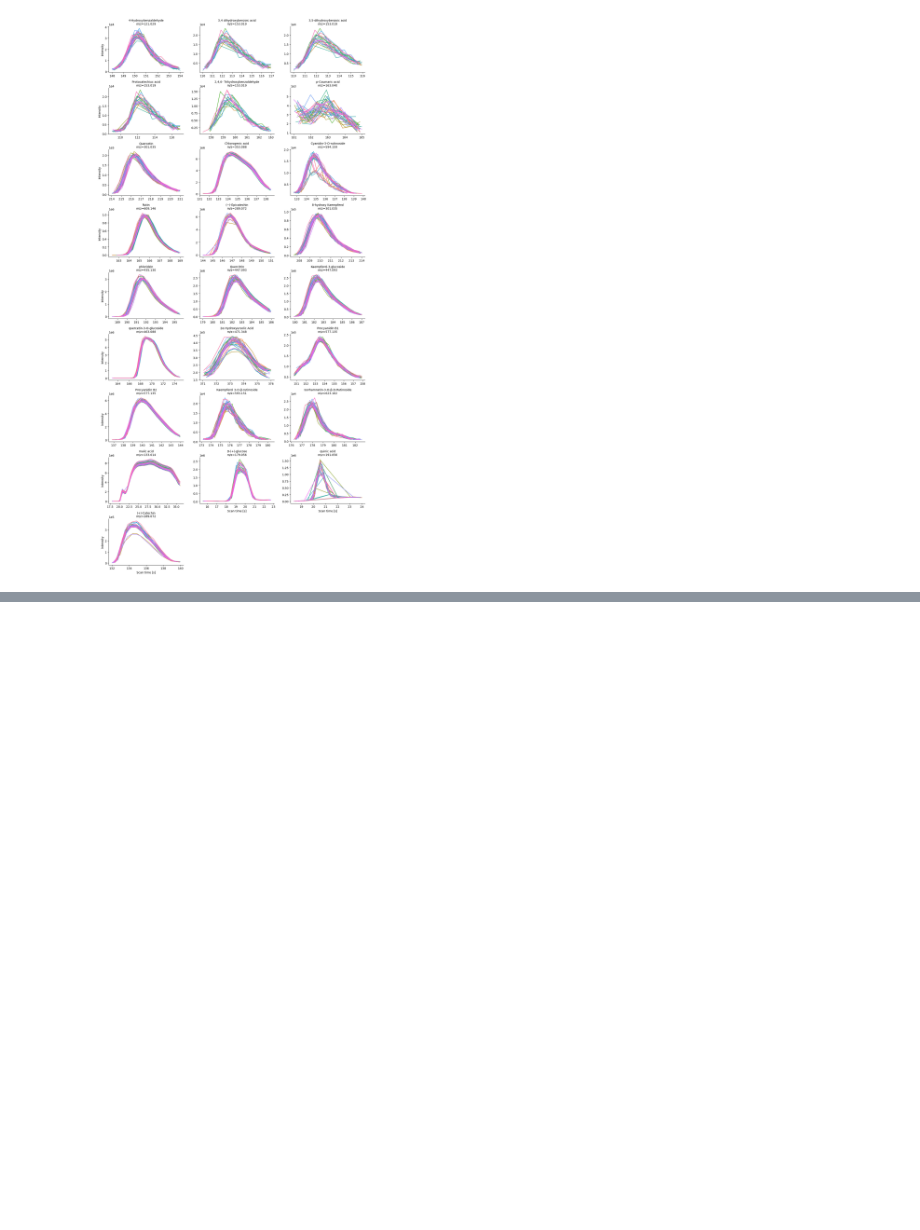
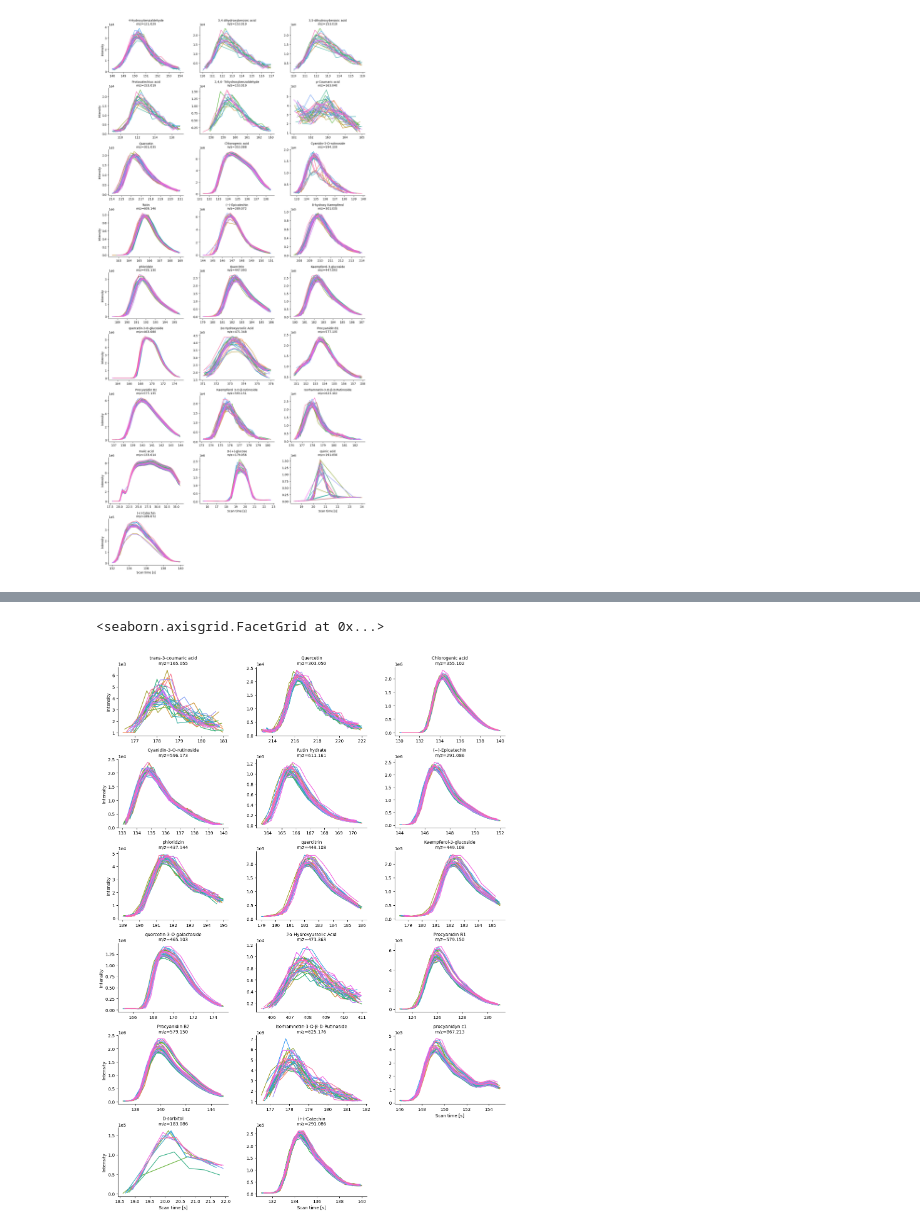
Before and after one commit to CooperstoneLab/apple_phytochemicals, a Jupyter notebook: 1_QC_targeted_integration.ipynb, the cells around one changed output, grey strips where cells are left out. Drawn from its saved outputs; the diff is of its cells as text; code cells hidden in the pictures; blank space fills up the shorter version.

Commit message:
Updating for pos integration

```diff
--- a/1_QC_targeted_integration.ipynb
+++ b/1_QC_targeted_integration.ipynb
@@ -97,0 +105,3 @@ mint.plot.peak_shapes(col_wrap=3)
+# %%
+mint.load_files("Data/mzML/Pos/QC*")
+mint.ms_files[0:5]
@@ -97,0 +116,4 @@ mint.plot.peak_shapes(col_wrap=3)
+# %%
+targets_pos = pd.read_excel("Data/Tables/targets.xlsx", sheet_name = "target_pos")
+mint.targets = targets_pos
+mint.targets
@@ -97,0 +141,2 @@ mint.plot.peak_shapes(col_wrap=3)
+# %%
+mint.run(fn = 'Results/Pos/raw_integration.csv')
@@ -97,0 +147,4 @@ mint.plot.peak_shapes(col_wrap=3)
+# %%
+mint_raw_results = pd.read_csv("Results/Pos/raw_integration.csv")
+mint.results = mint_raw_results
+mint.results[['ms_file', 'mz_mean','peak_label', "peak_area"]].head()
@@ -97,0 +158,5 @@ mint.plot.peak_shapes(col_wrap=3)
+# %%
+mint.plot.peak_shapes(col_wrap=3)
+# %% [output]
+<seaborn.axisgrid.FacetGrid at 0x...>
+[figure, added]
```
Also changed, not shown: parts of 12 cells of this notebook, 3 other files.
